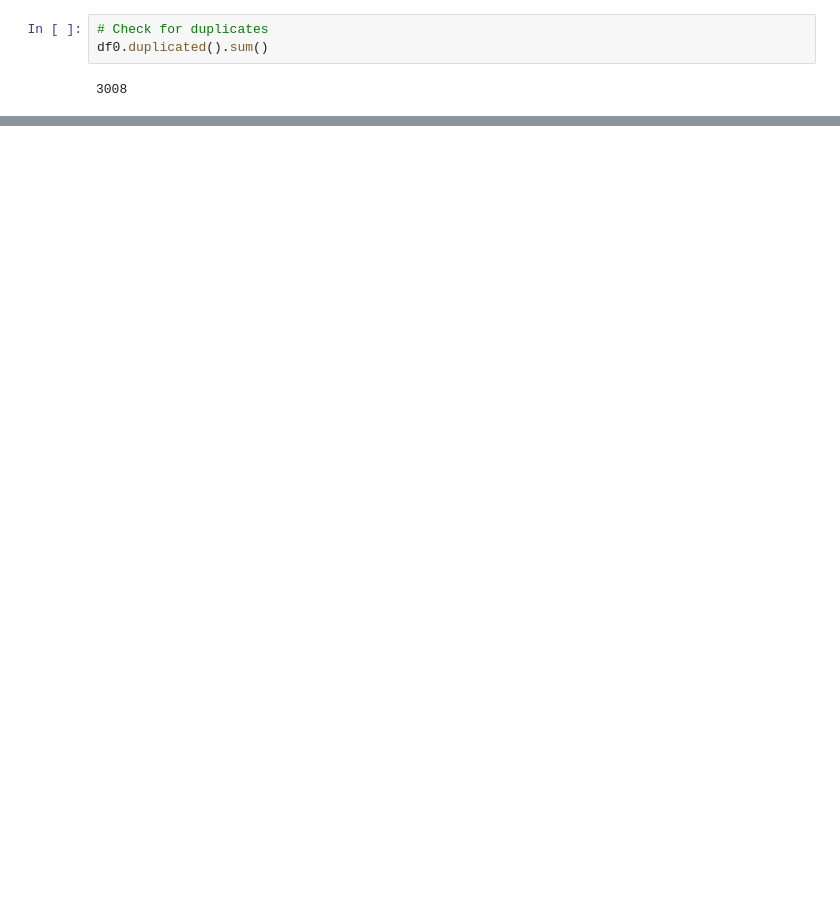
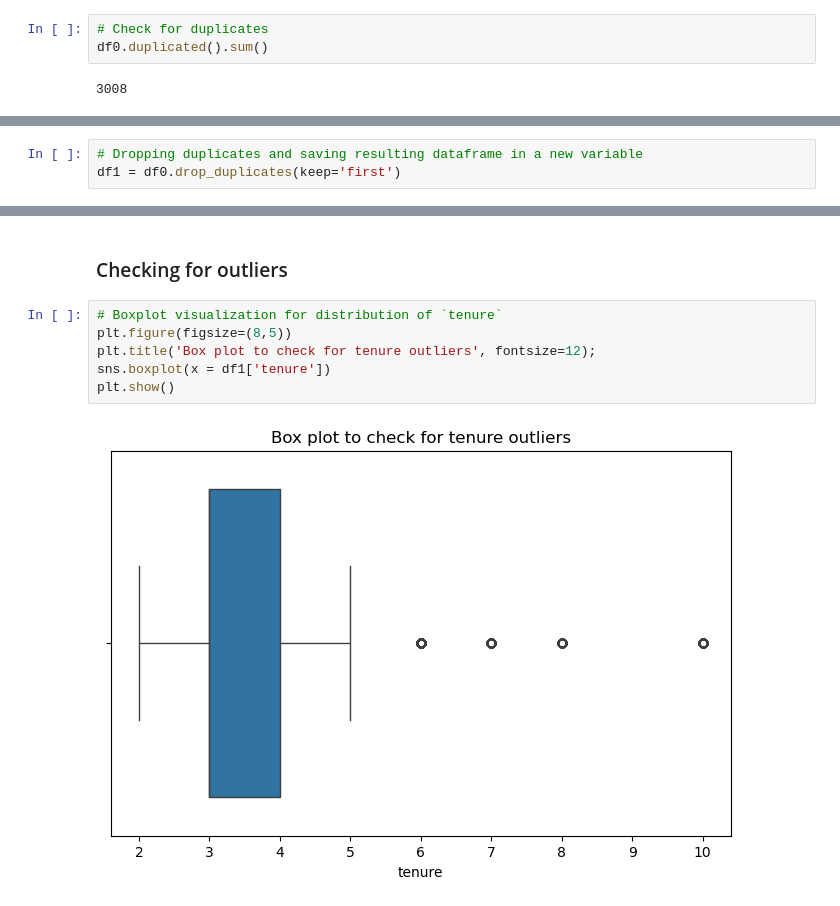
Before and after one commit to julhild/Salifort_Motors_project, a Jupyter notebook: main.ipynb, the cells around one changed output, grey strips where cells are left out. Drawn from its saved outputs; the diff is of its cells as text; blank space fills up the shorter version.

```diff
--- a/main.ipynb
+++ b/main.ipynb
@@ -140,0 +144,3 @@ df0.duplicated().sum()
+# %%
+# Dropping duplicates and saving resulting dataframe in a new variable
+df1 = df0.drop_duplicates(keep='first')
@@ -140,0 +156,10 @@ df0.duplicated().sum()
+# %% [markdown]
+### Checking for outliers
+# %%
+# Boxplot visualization for distribution of `tenure`
+plt.figure(figsize=(8,5))
+plt.title('Box plot to check for tenure outliers', fontsize=12);
+sns.boxplot(x = df1['tenure'])
+plt.show()
+# %% [output]
+[figure, added]
```
Also changed, not shown: parts of 47 cells of this notebook.
